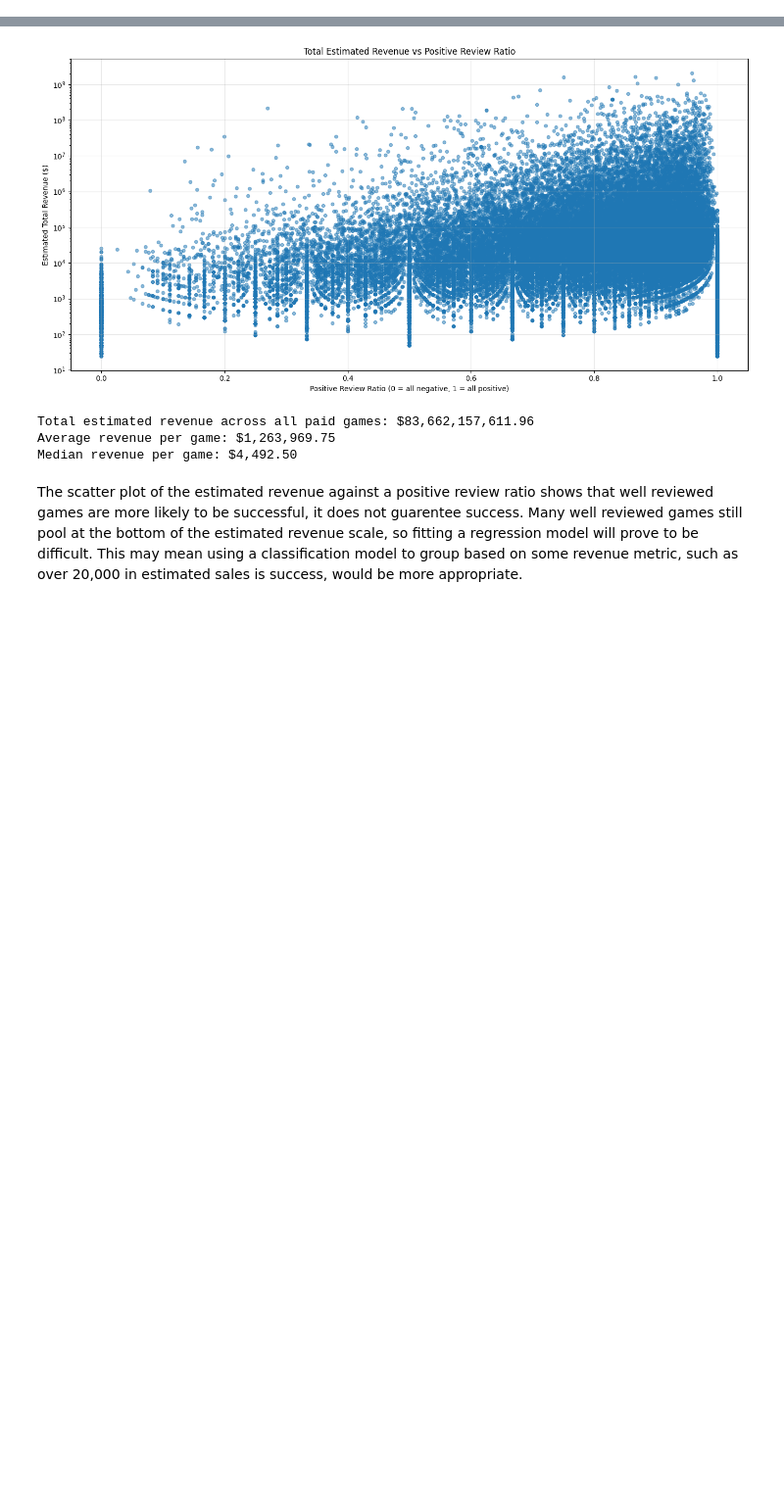
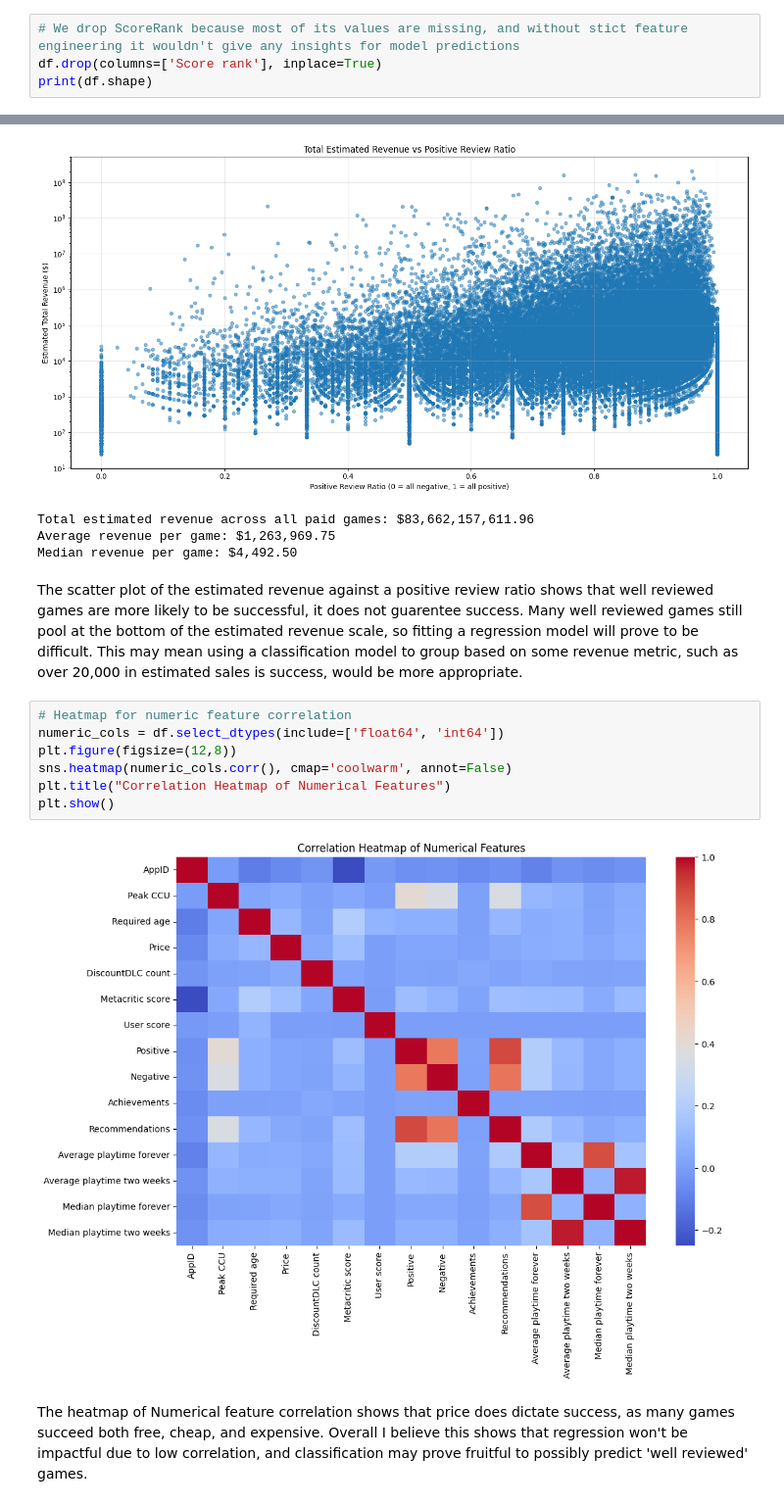
Before and after one commit to HDoubleH/SteamDBMachineLearningProject, a Jupyter notebook: SteamDBProject.ipynb, the cells around one changed output, grey strips where cells are left out. Shown: that part at 98% size. Cells and saved outputs as stored; diff of their text form; blank space fills up the shorter version.

```diff
--- a/SteamDBProject.ipynb
+++ b/SteamDBProject.ipynb
@@ -225,3 +216,7 @@ Basic Descriptive Statistics:
 # %% [markdown]
 From the overview we can see that some columns need some feature engineering, specifically estimated owners, which provides a range (i.e '0-10000) as its value. Beyond this Score Rank is missing a majority of its values, and would should be added to the drop list, where the rest of the values are properly filled out. The dataset also contains exetreme outlier in many columns, with a majority of the Interquartile range being zero. This means that a majority of the games have minimal engagement, with outliers dominated most metrics.
 Overall, the data is heavily imbalanced towards non-successful games, so there may be a need for transformations to apply to machine learning models.
+# %%
+# We drop ScoreRank because most of its values are missing, and without stict feature engineering it wouldn't give any insights for model predictions
+df.drop(columns=['Score rank'], inplace=True)
+print(df.shape)
@@ -298,3 +295,14 @@ Average revenue per game: $1,263,969.75
 Median revenue per game: $4,492.50
 # %% [markdown]
 The scatter plot of the estimated revenue against a positive review ratio shows that well reviewed games are more likely to be successful, it does not guarentee success. Many well reviewed games still pool at the bottom of the estimated revenue scale, so fitting a regression model will prove to be difficult. This may mean using a classification model to group based on some revenue metric, such as over 20,000 in estimated sales is success, would be more appropriate.
+# %%
+# Heatmap for numeric feature correlation
+numeric_cols = df.select_dtypes(include=['float64', 'int64'])
+plt.figure(figsize=(12,8))
+sns.heatmap(numeric_cols.corr(), cmap='coolwarm', annot=False)
+plt.title("Correlation Heatmap of Numerical Features")
+plt.show()
+# %% [output]
+[figure, added]
+# %% [markdown]
+The heatmap of Numerical feature correlation shows that price does dictate success, as many games succeed both free, cheap, and expensive. Overall I believe this shows that regression won't be impactful due to low correlation, and classification may prove fruitful to possibly predict 'well reviewed' games.
```
Also changed, not shown: parts of 6 cells of this notebook.
